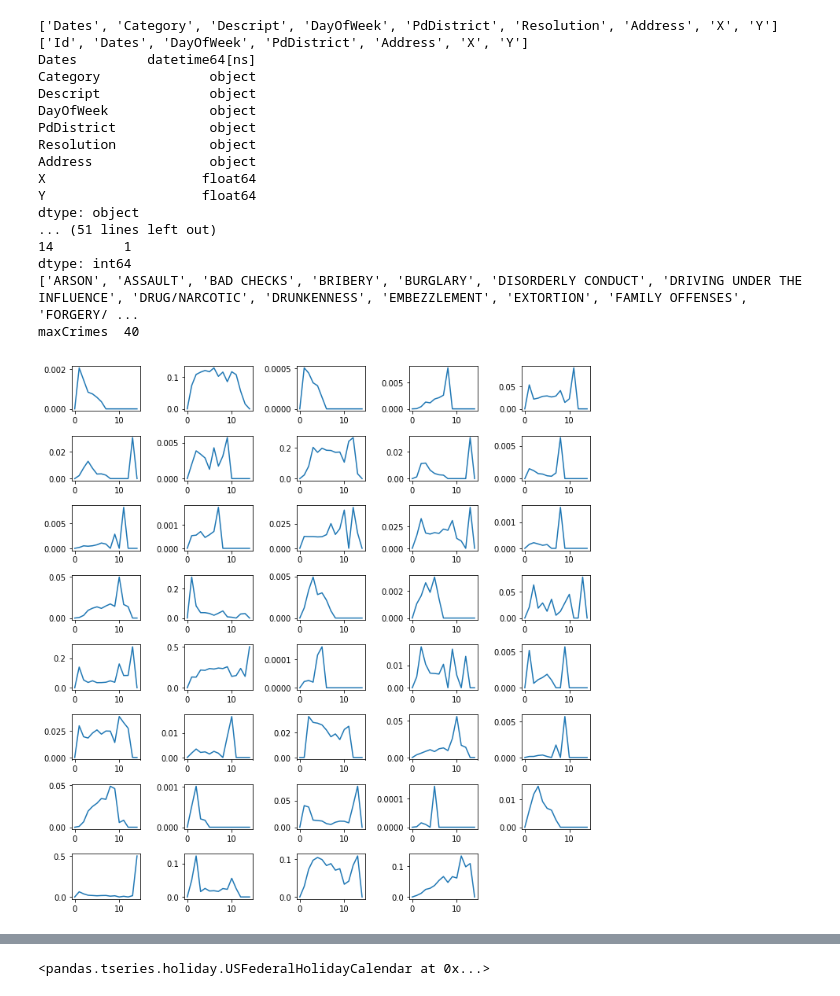
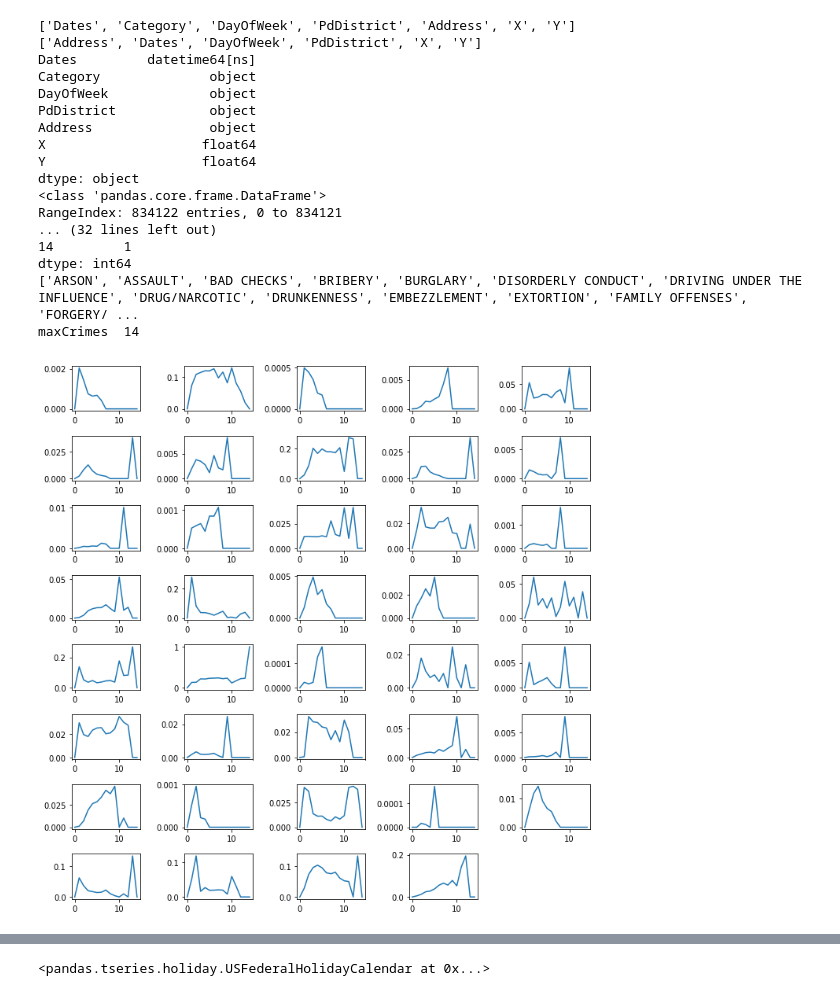
Before and after one commit to VibhuJawa/sf_crimes_auto_ml, a Jupyter notebook: debug_script.ipynb, the cells around one changed output, grey strips where cells are left out. Saved outputs shown, nothing was run; the diff lists cells and outputs as text; code cells hidden in the pictures.

```diff
--- a/debug_script.ipynb
+++ b/debug_script.ipynb
@@ -25,8 +25,8 @@ import pylab
 data_dir = "data"
 
 # Load Data into pandas DataFrames
-train = pandas.read_csv('{}/train.csv'.format(data_dir), parse_dates=['Dates'])
-test = pandas.read_csv('{}/test.csv'.format(data_dir), parse_dates=['Dates'])
+train = pandas.read_csv('{}/train_updated.csv'.format(data_dir), parse_dates=['Dates'])
+test = pandas.read_csv('{}/test_updated.csv'.format(data_dir), parse_dates=['Dates'])
 
 # short versions for debugging
 #train = train.head(1000)
@@ -193,37 +193,37 @@ train.loc[train['NumMultCrimes'] > 3, 'NumMultCrimes'] = 3
 test.loc[test['NumMultCrimes'] > 3, 'NumMultCrimes'] = 3
 # and turn them into factor levels
 train['NumMultCrimes'] = train['NumMultCrimes'].astype('category')
 test['NumMultCrimes'] = test['NumMultCrimes'].astype('category')
 
 # convert the log odds into a proper DataFrame
 MultLogOdds = pandas.DataFrame(MultLogOdds)
 # add a column name
 MultLogOdds.columns=["MultProbs"+str(x+1) for x in range(len(MultLogOdds.columns))]
 # drop row 0
 MultLogOdds = MultLogOdds[1:]
 print(MultLogOdds.head)
 MultLogOdds.insert(0, 'NumMultCrimes', list(range(1,4)))
 # add the log odds to train and test
 # train = pandas.concat(train, MultLogOdds,join='left')
 train = train.merge(MultLogOdds, how='left')
 # test = pandas.concat(test, MultLogOdds,join='left')
 test = test.merge(MultLogOdds, how='left')
 # %% [output]
-['Dates', 'Category', 'Descript', 'DayOfWeek', 'PdDistrict', 'Resolution', 'Address', 'X', 'Y']
-['Id', 'Dates', 'DayOfWeek', 'PdDistrict', 'Address', 'X', 'Y']
+['Dates', 'Category', 'DayOfWeek', 'PdDistrict', 'Address', 'X', 'Y']
+['Address', 'Dates', 'DayOfWeek', 'PdDistrict', 'X', 'Y']
 Dates         datetime64[ns]
 Category              object
-Descript              object
 DayOfWeek             object
 PdDistrict            object
-Resolution            object
 Address               object
 X                    float64
 Y                    float64
 dtype: object
-... (51 lines left out)
+<class 'pandas.core.frame.DataFrame'>
+RangeIndex: 834122 entries, 0 to 834121
+... (32 lines left out)
 14         1
 dtype: int64
 ['ARSON', 'ASSAULT', 'BAD CHECKS', 'BRIBERY', 'BURGLARY', 'DISORDERLY CONDUCT', 'DRIVING UNDER THE INFLUENCE', 'DRUG/NARCOTIC', 'DRUNKENNESS', 'EMBEZZLEMENT', 'EXTORTION', 'FAMILY OFFENSES', 'FORGERY/ ...
-maxCrimes  40
+maxCrimes  14
-[figure, old version]
+[figure, new version]
```
Also changed, not shown: parts of 4 cells of this notebook, 7 other files.
